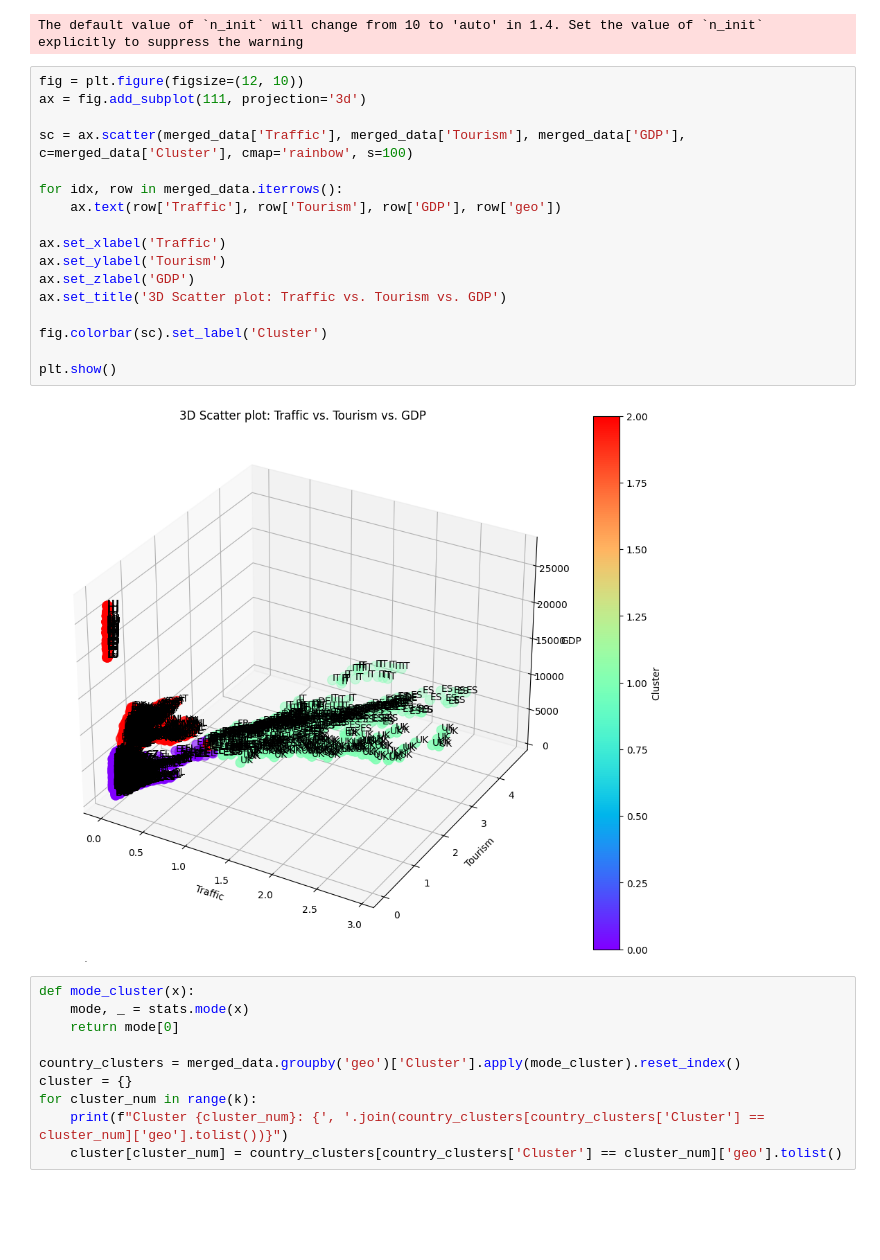
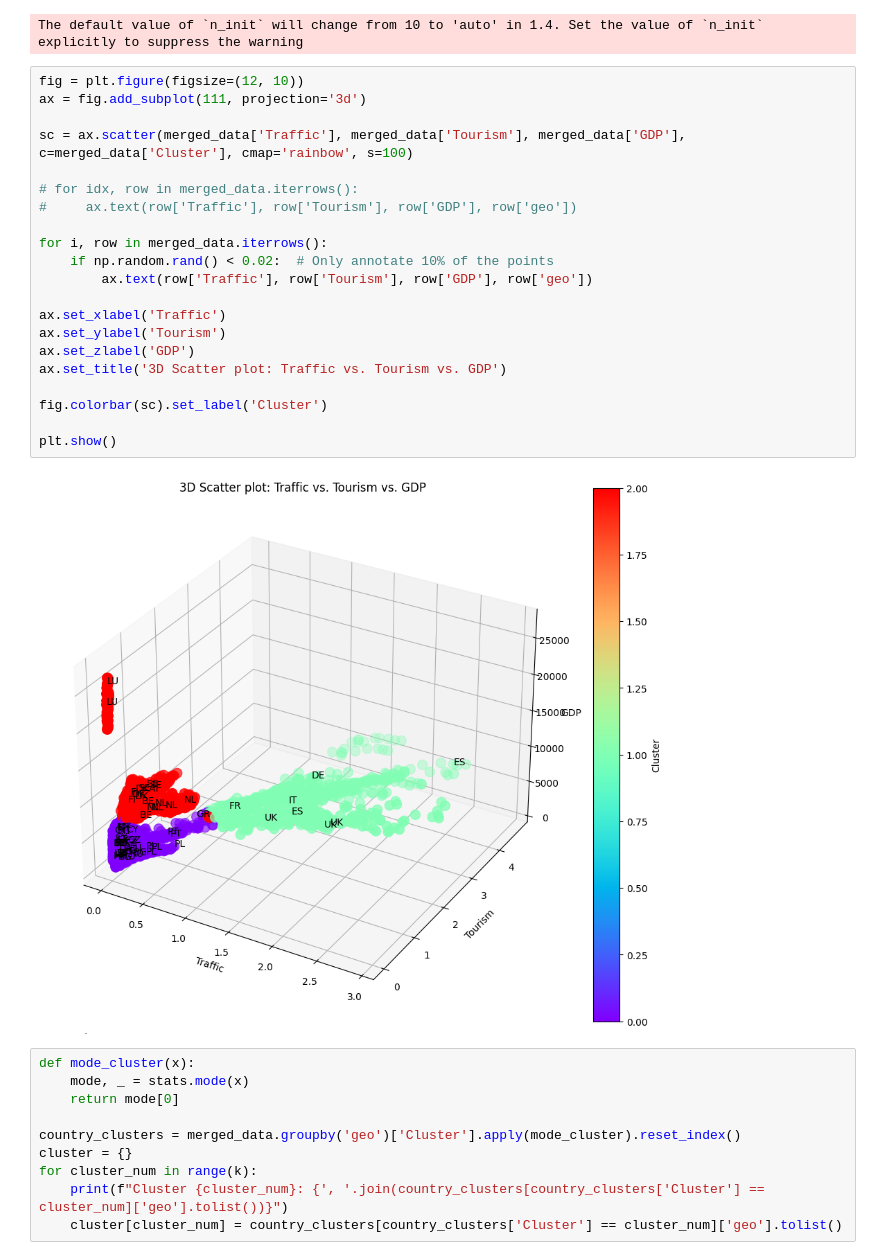
Before and after one commit to jimvanoosten/TIL6022_Group31, a Jupyter notebook: Gijs_versionGOOD.ipynb, the cells around one changed output. Cells and saved outputs as stored; diff of their text form; blank space fills up the shorter version.

Commit message:
update 3d scatter

```diff
--- a/Gijs_versionGOOD.ipynb
+++ b/Gijs_versionGOOD.ipynb
@@ -251,22 +251,26 @@ The default value of `n_init` will change from 10 to 'auto' in 1.4. Set the valu
 # %%
 fig = plt.figure(figsize=(12, 10))
 ax = fig.add_subplot(111, projection='3d')
 
 sc = ax.scatter(merged_data['Traffic'], merged_data['Tourism'], merged_data['GDP'], c=merged_data['Cluster'], cmap='rainbow', s=100)
 
-for idx, row in merged_data.iterrows():
-    ax.text(row['Traffic'], row['Tourism'], row['GDP'], row['geo'])
+# for idx, row in merged_data.iterrows():
+#     ax.text(row['Traffic'], row['Tourism'], row['GDP'], row['geo'])
+
+for i, row in merged_data.iterrows():
+    if np.random.rand() < 0.02:  # Only annotate 10% of the points
+        ax.text(row['Traffic'], row['Tourism'], row['GDP'], row['geo'])
 
 ax.set_xlabel('Traffic')
 ax.set_ylabel('Tourism')
 ax.set_zlabel('GDP')
 ax.set_title('3D Scatter plot: Traffic vs. Tourism vs. GDP')
 
 fig.colorbar(sc).set_label('Cluster')
 
 plt.show()
 # %% [output]
-[figure, old version]
+[figure, new version]
 # %%
 def mode_cluster(x):
     mode, _ = stats.mode(x)
```
Also changed, not shown: parts of 2 cells of this notebook.
